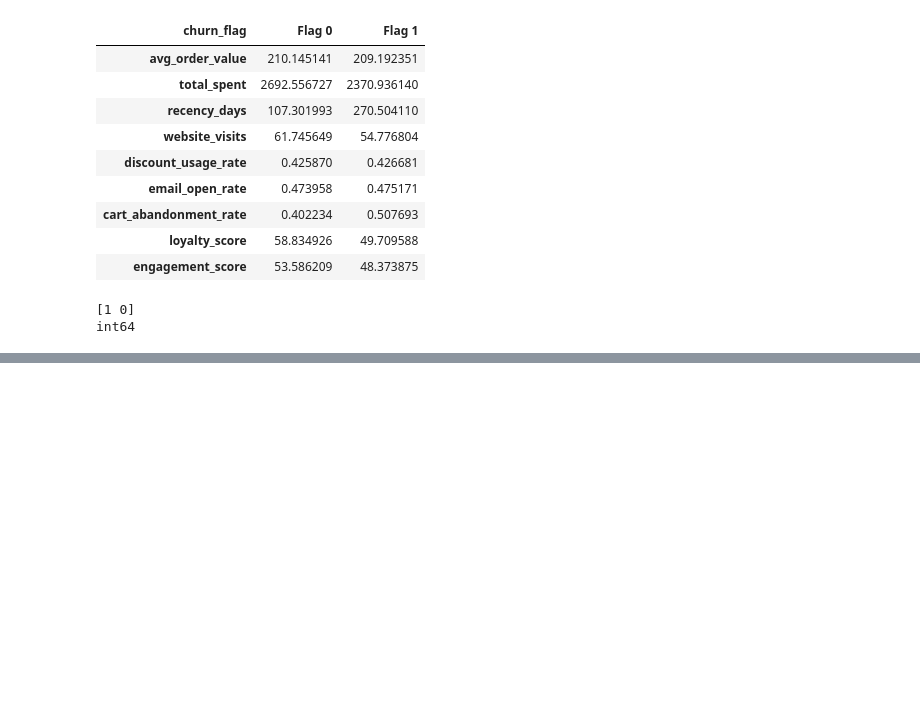
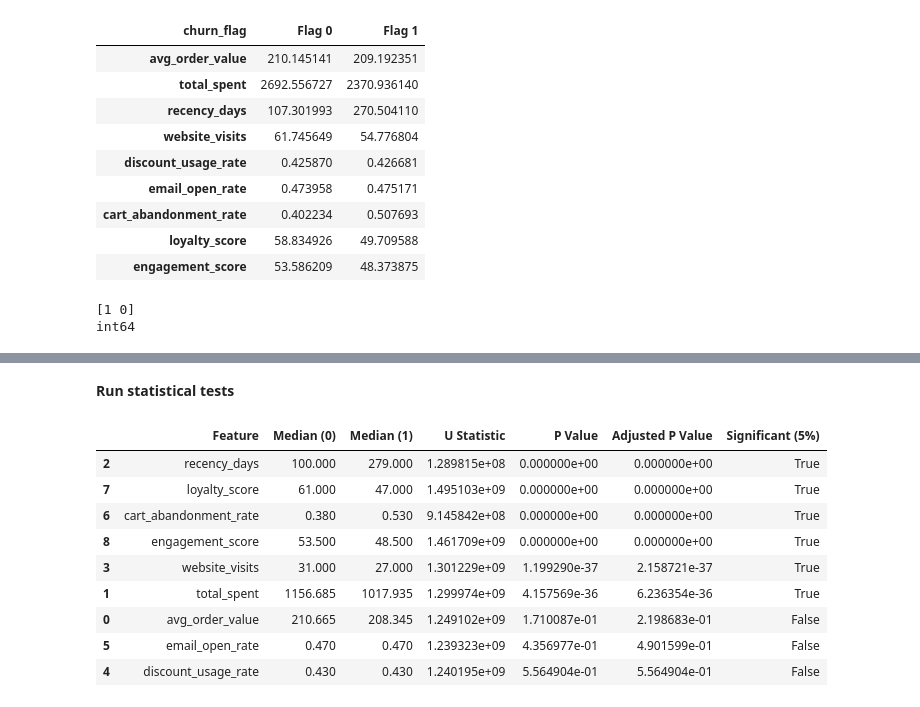
Before and after one commit to nehansa2003/AWS_Project, a Jupyter notebook: notebooks/EDA.ipynb, the cells around one changed output, grey strips where cells are left out. Saved outputs shown, nothing was run; the diff lists cells and outputs as text; code cells hidden in the pictures; blank space fills up the shorter version.

```diff
--- a/notebooks/EDA.ipynb
+++ b/notebooks/EDA.ipynb
@@ -596,0 +700,76 @@ int64
+# %% [markdown]
+**Run statistical tests**
+# %%
+
+from scipy.stats import mannwhitneyu
+from statsmodels.stats.multitest import multipletests
+
+TARGET = "churn_flag"
+
+# Verify that there are exactly two non-missing target classes
+target_values = df[TARGET].dropna().unique()
+
+if len(target_values) != 2:
+    raise ValueError(
+        f"Expected two target classes; found {target_values}"
+    )
+
+class_0, class_1 = sorted(target_values, key=str)
+
+results = []
+
+for feature in numeric_features:
+    group_0 = df.loc[
+        df[TARGET] == class_0, feature
+    ].dropna()
+
+    group_1 = df.loc[
+        df[TARGET] == class_1, feature
+    ].dropna()
+
+    if len(group_0) < 2 or len(group_1) < 2:
+        continue
+
+    statistic, p_value = mannwhitneyu(
+        group_0,
+        group_1,
+        alternative="two-sided"
+    )
+
+    results.append({
+        "Feature": feature,
+        f"Median ({class_0})": group_0.median(),
+        f"Median ({class_1})": group_1.median(),
+        "U Statistic": statistic,
+        "P Value": p_value
+    })
+
+test_results = pd.DataFrame(results)
+
+if not test_results.empty:
+    # Correct for multiple comparisons
+    test_results["Adjusted P Value"] = multipletests(
+        test_results["P Value"],
+        method="fdr_bh"
+    )[1]
+
+    test_results["Significant (5%)"] = (
+        test_results["Adjusted P Value"] < 0.05
+    )
+
+    display(
+        test_results.sort_values("Adjusted P Value")
+    )
+else:
+    print("Insufficient data to perform statistical tests.")
+# %% [output]
+|  | Feature | Median (0) | Median (1) | U Statistic | P Value | Adjusted P Value | Significant (5%) |
+| 2 | recency_days | 100.000 | 279.000 | 1.289815e+08 | 0.000000e+00 | 0.000000e+00 | True |
+| 7 | loyalty_score | 61.000 | 47.000 | 1.495103e+09 | 0.000000e+00 | 0.000000e+00 | True |
+| 6 | cart_abandonment_rate | 0.380 | 0.530 | 9.145842e+08 | 0.000000e+00 | 0.000000e+00 | True |
+| 8 | engagement_score | 53.500 | 48.500 | 1.461709e+09 | 0.000000e+00 | 0.000000e+00 | True |
+| 3 | website_visits | 31.000 | 27.000 | 1.301229e+09 | 1.199290e-37 | 2.158721e-37 | True |
+| 1 | total_spent | 1156.685 | 1017.935 | 1.299974e+09 | 4.157569e-36 | 6.236354e-36 | True |
+| 0 | avg_order_value | 210.665 | 208.345 | 1.249102e+09 | 1.710087e-01 | 2.198683e-01 | False |
+| 5 | email_open_rate | 0.470 | 0.470 | 1.239323e+09 | 4.356977e-01 | 4.901599e-01 | False |
+| 4 | discount_usage_rate | 0.430 | 0.430 | 1.240195e+09 | 5.564904e-01 | 5.564904e-01 | False |
```
Also changed, not shown: parts of 7 cells of this notebook.
